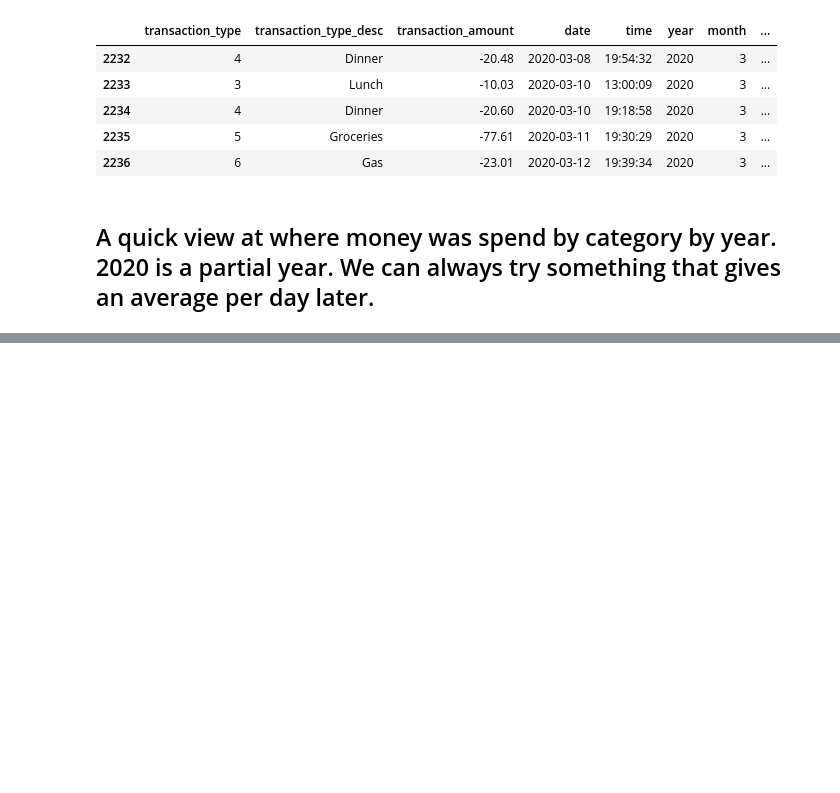
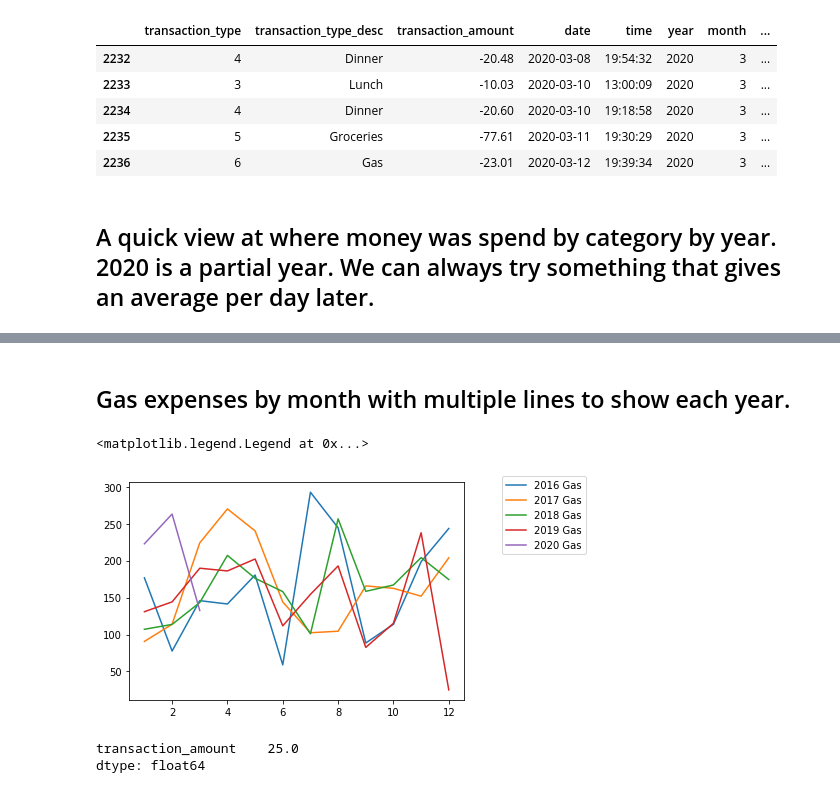
Before and after one commit to josephburton06/python_practice, a Jupyter notebook: checkbook_analysis.ipynb, the cells around one changed output, grey strips where cells are left out. Saved outputs shown, nothing was run; the diff lists cells and outputs as text; code cells hidden in the pictures; blank space fills up the shorter version.

```diff
--- a/checkbook_analysis.ipynb
+++ b/checkbook_analysis.ipynb
@@ -63,0 +77,19 @@ pd.pivot_table(df, values='transaction_amount', index=['year'], columns=['transa
+# %%
+prev_years_gas = df[(df.transaction_type_desc == 'Gas')]
+prev_years_gas['transaction_amount'] = prev_years_gas['transaction_amount'].abs()
+# %% [markdown]
+## Gas expenses by month with multiple lines to show each year.
+# %%
+ax = plt.subplot(111)
+for year in list(prev_years_gas.year.unique()):
+    plt.plot(prev_years_gas[['month','transaction_amount']][prev_years_gas.year == year].groupby('month').sum(), label=str(year) + ' Gas')
+ax.legend(bbox_to_anchor=(1.1, 1.05))
+# %% [output]
+<matplotlib.legend.Legend at 0x...>
+[figure, added]
+# %%
+# December 2019 is really low, let's check the actual dollar amount.  Wow, only $25 for gas in a month!
+prev_years_gas[['transaction_amount']][(prev_years_gas.year==2019) & (prev_years_gas.month==12)].sum()
+# %% [output]
+transaction_amount    25.0
+dtype: float64
```
Also changed, not shown: parts of 4 cells of this notebook.
